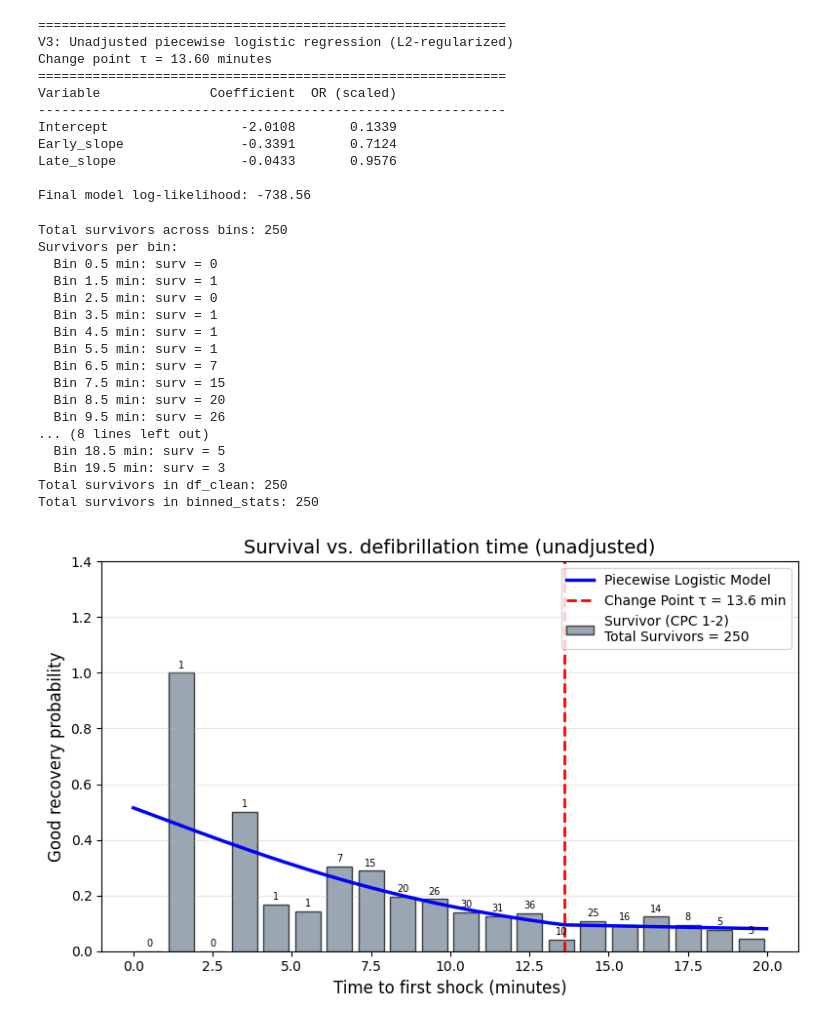
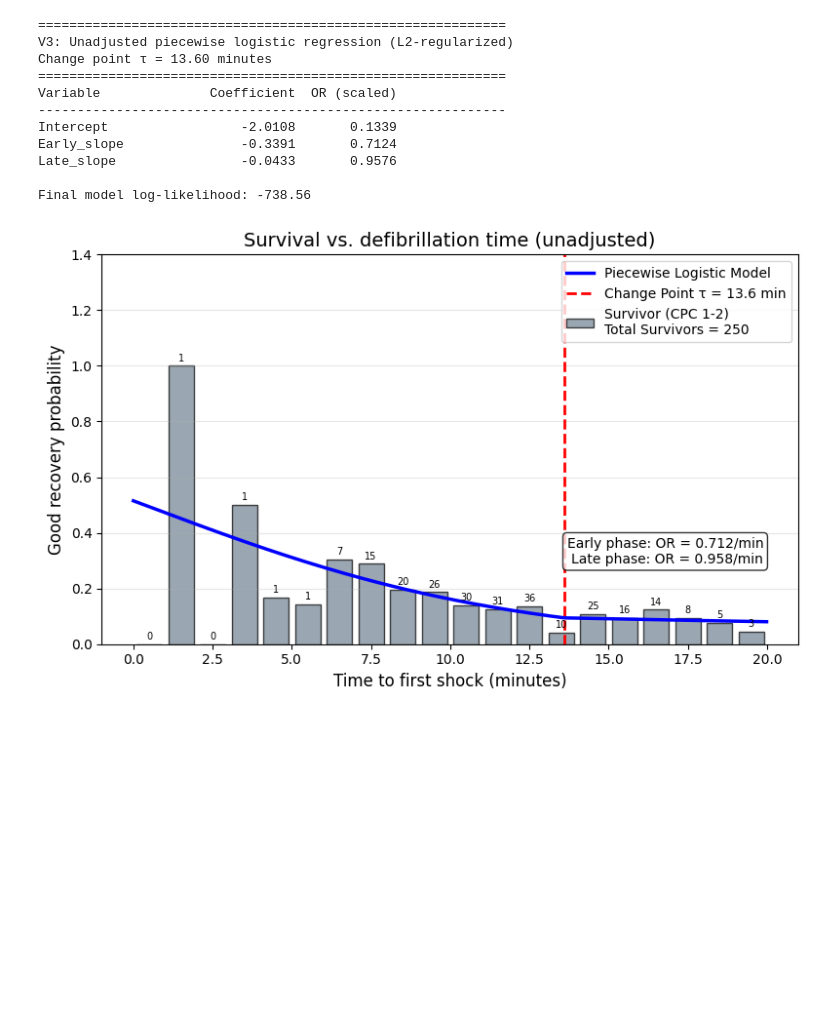
Before and after one commit to axellee1994/AED-OHCA, a Jupyter notebook: src/Survival_Curve_Analysis/Research_Question_1/v3_piecewise_lr.ipynb, the cells around one changed output. Drawn from its saved outputs; the diff is of its cells as text; code cells hidden in the pictures; blank space fills up the shorter version.

Commit message:
Added in Odds Ratio into plot

```diff
--- a/src/Survival_Curve_Analysis/Research_Question_1/v3_piecewise_lr.ipynb
+++ b/src/Survival_Curve_Analysis/Research_Question_1/v3_piecewise_lr.ipynb
@@ -240,80 +240,54 @@ binned_stats = binned_stats[binned_stats['count'] > 0]
 # ==========================================
 plt.figure(figsize=(8, 5))
 
-# Bars: width slightly less than 1 to avoid overlap
 bars = plt.bar(binned_stats['Bin_Mid'],
                binned_stats['sum'] / binned_stats['count'],
                width=0.8, color='slategray', alpha=0.7, edgecolor='black',
                label='Survivor (CPC 1‑2)\nTotal Survivors = 250')
 
-total_survivors = binned_stats['sum'].sum()
-print(f"Total survivors across bins: {total_survivors}")
-print("Survivors per bin:")
-for idx, row in binned_stats.iterrows():
-    print(f"  Bin {row['Bin_Mid']:.1f} min: surv = {int(row['sum'])}")
-
-# Assert that total matches expected 250
-assert total_survivors == 250, f"Expected 250 survivors, but got {total_survivors}. Check bin edges."
-
-# Add survivor labels on bars (vertical)
+# Add survivor labels on bars
 for bar, surv in zip(bars, binned_stats['sum']):
     plt.text(bar.get_x() + bar.get_width()/2, bar.get_height() + 0.01,
              f'{int(surv)}', ha='center', va='bottom', fontsize=7)
 
-# Verify total survivors
-print(f"Total survivors in df_clean: {df_clean['Outcome_Strict'].sum()}")
-print(f"Total survivors in binned_stats: {binned_stats['sum'].sum()}")
-assert df_clean['Outcome_Strict'].sum() == binned_stats['sum'].sum(), "Mismatch: binning lost or duplicated survivors"
-
 # ==========================================
-# 3. Add fitted piecewise curve
+# 3. Add fitted piecewise curve and legend
 # ==========================================
 time_grid = np.linspace(0, max_time, 200)
-
-# Create feature matrix for grid points
 X_grid = np.column_stack([
     np.clip(time_grid, a_min=None, a_max=optimal_tau),
     np.clip(time_grid - optimal_tau, a_min=0, a_max=None)
 ])
-# Apply the same scaler used for the final model
 X_grid_scaled = scaler_final.transform(X_grid)
-
-# Compute predictions using the scaled features
 linear_pred_grid = intercept + np.dot(X_grid_scaled, coefs)
 pred_probs = 1 / (1 + np.exp(-linear_pred_grid))
 
 plt.plot(time_grid, pred_probs, 'b-', linewidth=2.5, label='Piecewise Logistic Model')
 plt.axvline(x=optimal_tau, color='red', linestyle='--', linewidth=2,
            label=f'Change Point τ = {optimal_tau:.1f} min')
 
+plt.legend(loc='upper right', fontsize=10)
+
 # ==========================================
-# 4. Labels, legend, and display
+# 4. Add OR text box BELOW the legend (lower right)
+# ==========================================
+
+or_text = f"Early phase: OR = {np.exp(coefs[0]):.3f}/min\n" \
+          f"Late phase: OR = {np.exp(coefs[1]):.3f}/min"
+plt.text(0.95, 0.20, or_text, transform=plt.gca().transAxes,
+         fontsize=10, verticalalignment='bottom', horizontalalignment='right',
+         bbox=dict(boxstyle='round', facecolor='white', alpha=0.8))
+
+# ==========================================
+# 5. Labels, formatting, and save
 # ==========================================
 plt.xlabel('Time to first shock (minutes)', fontsize=12)
 plt.ylabel('Good recovery probability', fontsize=12)
 plt.title('Survival vs. defibrillation time (unadjusted)', fontsize=14)
-plt.legend(loc='upper right', fontsize=10)
 plt.ylim(0, 1.4)
 plt.grid(axis='y', alpha=0.3)
 plt.tight_layout()
 plt.savefig('V3_Unadjusted_Piecewise_Curve.png', dpi=300)
 plt.show()
 # %% [output]
-Total survivors across bins: 250
-Survivors per bin:
-  Bin 0.5 min: surv = 0
-  Bin 1.5 min: surv = 1
-  Bin 2.5 min: surv = 0
-  Bin 3.5 min: surv = 1
-  Bin 4.5 min: surv = 1
-  Bin 5.5 min: surv = 1
-  Bin 6.5 min: surv = 7
-  Bin 7.5 min: surv = 15
-  Bin 8.5 min: surv = 20
-  Bin 9.5 min: surv = 26
-... (8 lines left out)
-  Bin 18.5 min: surv = 5
-  Bin 19.5 min: surv = 3
-Total survivors in df_clean: 250
-Total survivors in binned_stats: 250
-[figure, old version]
+[figure, new version]
```
